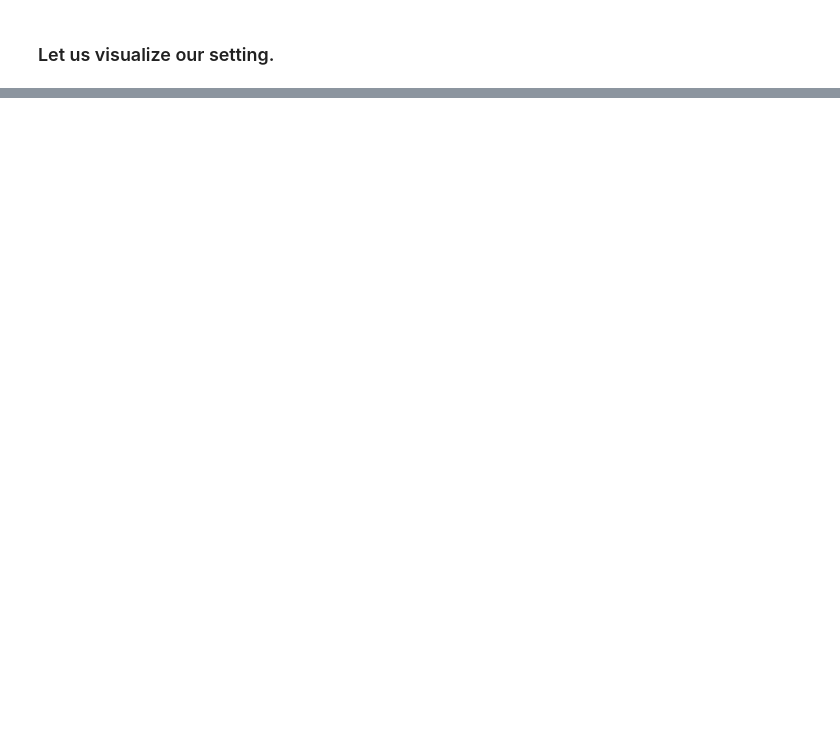
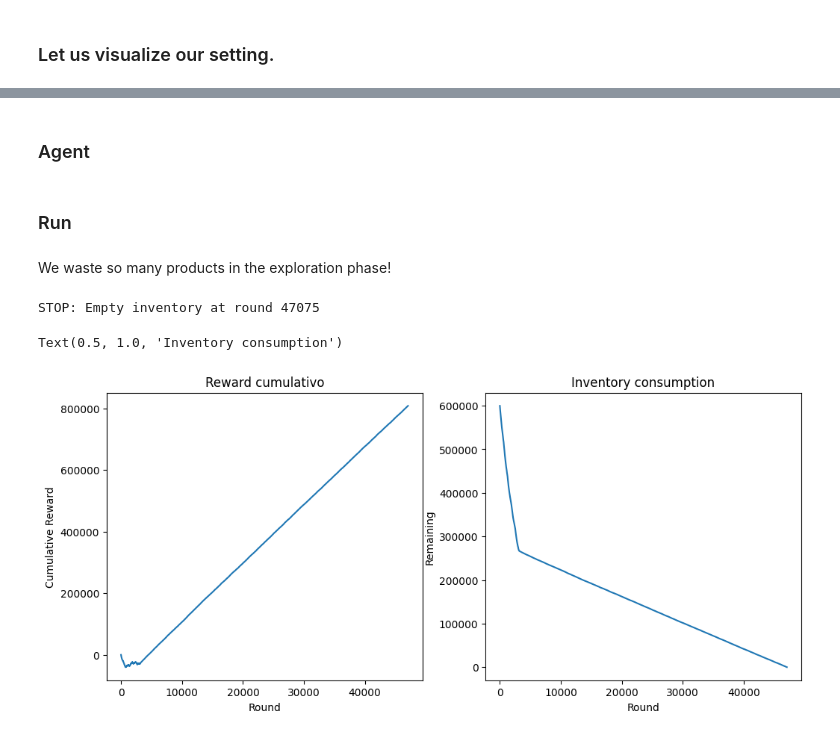
Before and after one commit to peetceenatoo/online-learning, a Jupyter notebook: R2.ipynb, the cells around one changed output, grey strips where cells are left out. Drawn from its saved outputs; the diff is of its cells as text; code cells hidden in the pictures; blank space fills up the shorter version.

```diff
--- a/R2.ipynb
+++ b/R2.ipynb
@@ -154,0 +155,2 @@ for i in range(3, min(N, 5)):
+# %% [markdown]
+### Agent
@@ -154,0 +223,60 @@ for i in range(3, min(N, 5)):
+# %% [markdown]
+### Run
+# %% [markdown]
+We waste so many products in the exploration phase!
+# %%
+# --- Setup random seed ---
+np.random.seed(s)
+
+# --- Init ---
+env = PricingEnvironmentMultiProduct(
+    costs=costs,
+    mean_valuations=values,
+    std_valuations=std_valuations,
+    buyers_per_round=buyers_per_round
+)
+
+agent = GlobalLinearProgramUCB(N, K, B, T, price_grids, scale = 1)
+
+# --- To log ---
+rewards_over_time = []
+inventory_left = []
+
+# --- Run ---
+for t in range(T):
+    a_t = agent.pull_arm()
+
+    if a_t is None:
+        print(f"STOP: Empty inventory at round {t}")
+        break
+
+    prices = [price_grids[i][a_t[i]] for i in range(N)]
+    sales, total_reward, rewards_per_product = env.round(prices)
+    agent.update(sales, total_reward)
+
+    # Log
+    rewards_over_time.append(total_reward)
+    inventory_left.append(agent.inventory)
+
+# --- To plot ---
+rewards_over_time = np.array(rewards_over_time)
+cumulative_reward = np.cumsum(rewards_over_time)
+
+# --- Plot ---
+plt.figure(figsize=(12, 5))
+
+plt.subplot(1, 2, 1)
+plt.plot(cumulative_reward)
+plt.xlabel("Round")
+plt.ylabel("Cumulative Reward")
+plt.title("Reward cumulativo")
+
+plt.subplot(1, 2, 2)
+plt.plot(inventory_left)
+plt.xlabel("Round")
+plt.ylabel("Remaining")
+plt.title("Inventory consumption")
+# %% [output]
+STOP: Empty inventory at round 47075
+Text(0.5, 1.0, 'Inventory consumption')
+[figure, added]
```
Also changed, not shown: parts of 5 cells of this notebook, 1 other file.
